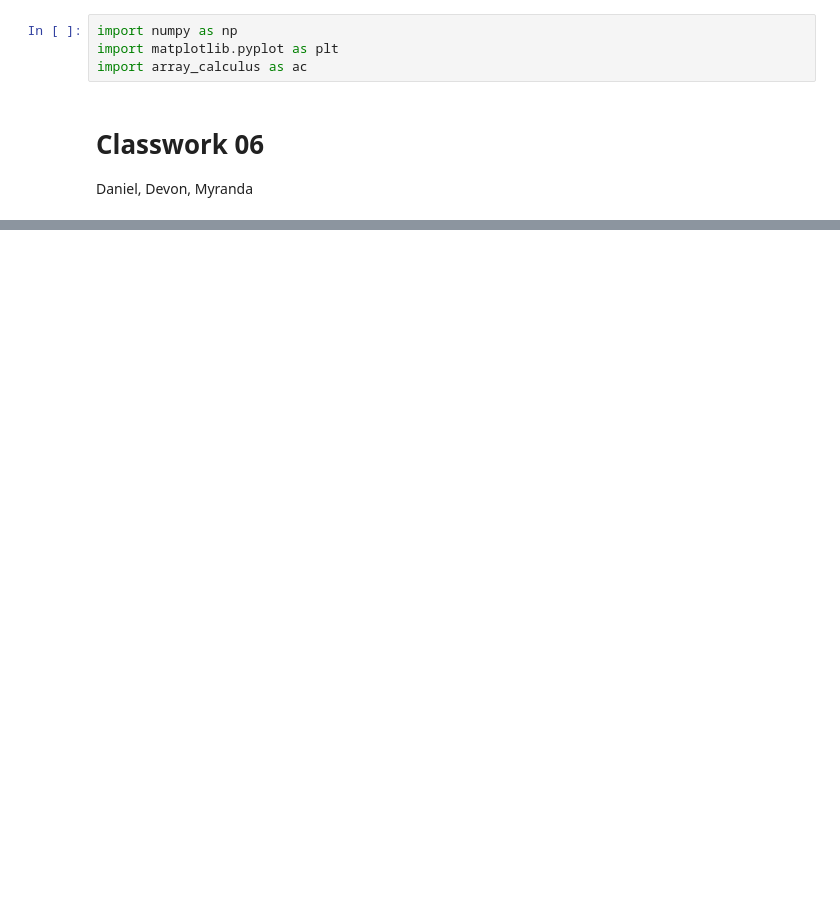
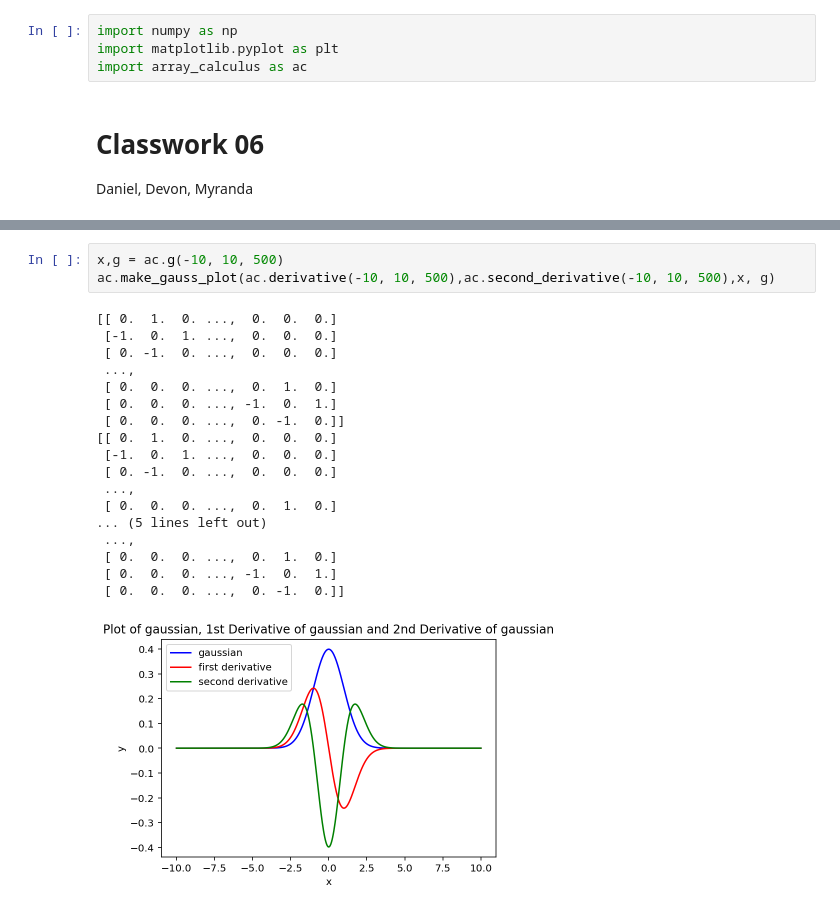
Before and after one commit to chapman-phys220-2018s/cw-06-phys220, a Jupyter notebook: calculus.ipynb, the cells around one changed output, grey strips where cells are left out. Saved outputs shown, nothing was run; the diff lists cells and outputs as text; blank space fills up the shorter version.

```diff
--- a/calculus.ipynb
+++ b/calculus.ipynb
@@ -13,0 +78,22 @@ Then, plot the derivative and 2nd derivative functions of $f(x)=x^{2}$, $s(x)=si
+# %%
+x,g = ac.g(-10, 10, 500)
+ac.make_gauss_plot(ac.derivative(-10, 10, 500),ac.second_derivative(-10, 10, 500),x, g)
+# %% [output]
+[[ 0.  1.  0. ...,  0.  0.  0.]
+ [-1.  0.  1. ...,  0.  0.  0.]
+ [ 0. -1.  0. ...,  0.  0.  0.]
+ ...,
+ [ 0.  0.  0. ...,  0.  1.  0.]
+ [ 0.  0.  0. ..., -1.  0.  1.]
+ [ 0.  0.  0. ...,  0. -1.  0.]]
+[[ 0.  1.  0. ...,  0.  0.  0.]
+ [-1.  0.  1. ...,  0.  0.  0.]
+ [ 0. -1.  0. ...,  0.  0.  0.]
+ ...,
+ [ 0.  0.  0. ...,  0.  1.  0.]
+... (5 lines left out)
+ ...,
+ [ 0.  0.  0. ...,  0.  1.  0.]
+ [ 0.  0.  0. ..., -1.  0.  1.]
+ [ 0.  0.  0. ...,  0. -1.  0.]]
+[figure, added]
```
Also changed, not shown: parts of 6 cells of this notebook, 2 other files.
